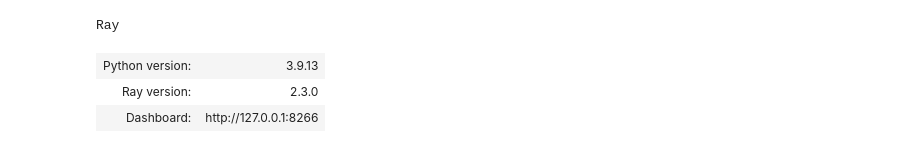
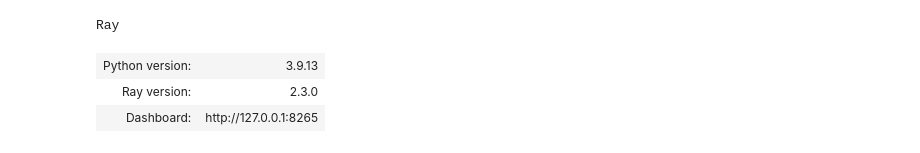
Before and after one commit to freedom5wind/StockTradingV2, a Jupyter notebook: multistock_trading.ipynb, the cells around one changed output. Drawn from its saved outputs; the diff is of its cells as text; code cells hidden in the pictures.

```diff
--- a/multistock_trading.ipynb
+++ b/multistock_trading.ipynb
@@ -23,5 +23,5 @@ import torch
 from stocktradingv2.agent.mysac import MySAC, MySACConfig
 from stocktradingv2.env.MultiStockTradingEnv import MultiStockTradingEnv
 # %%
-ray.init()
+ray.init(ignore_reinit_error=True)
 # %% [output]
@@ -29,6 +29,6 @@ ray.init()
 Ray
 | Python version: | 3.9.13 |
 | Ray version: | 2.3.0 |
-| Dashboard: | http://127.0.0.1:8266 |
+| Dashboard: | http://127.0.0.1:8265 |
 # %%
 dfs = []
```
Also changed, not shown: parts of 16 cells of this notebook, 5 other files.
